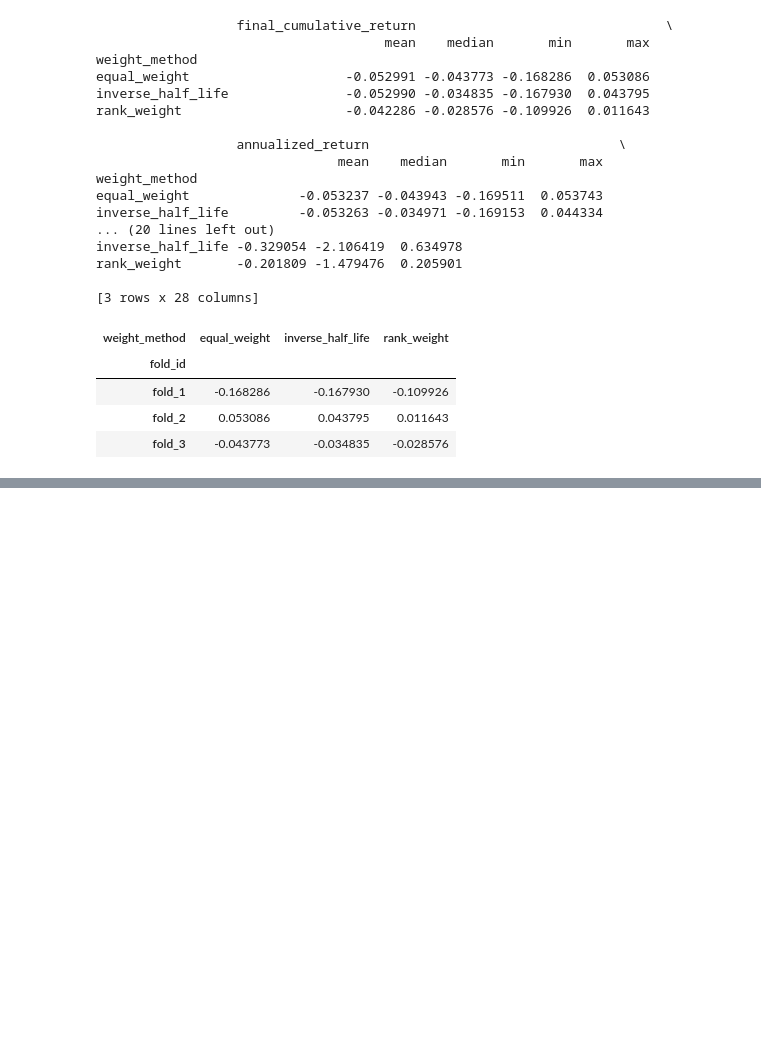
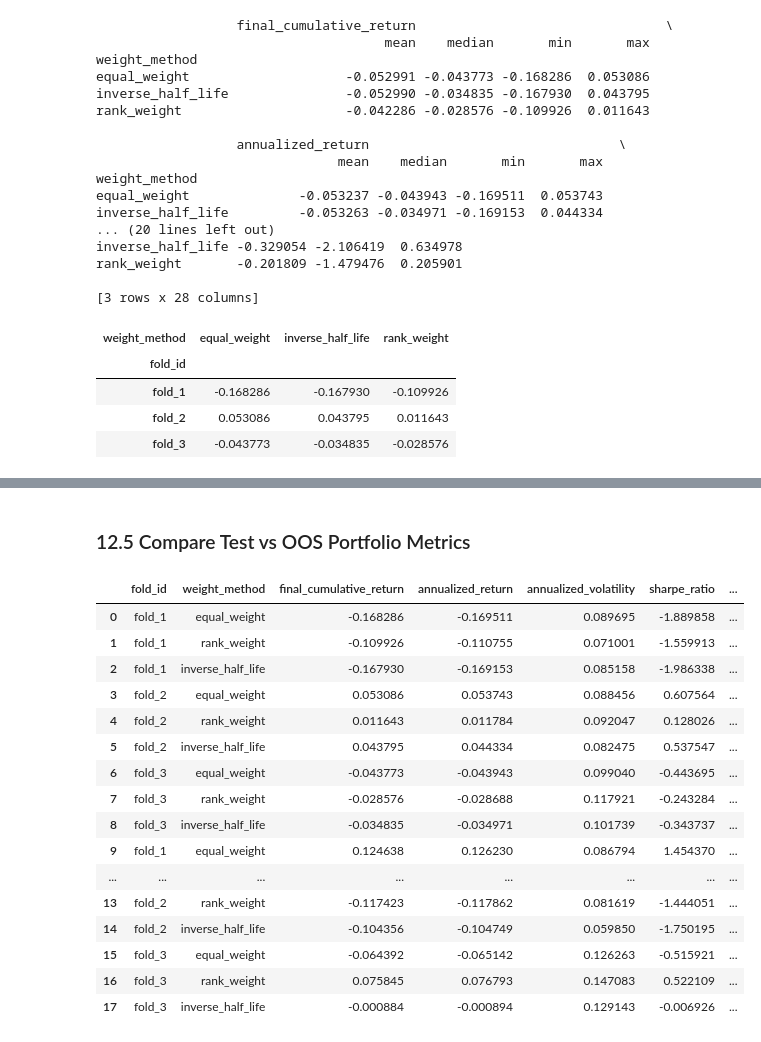
Before and after one commit to aditiseshadricodes/QuantProjects, a Jupyter notebook: pairs-trading-ai-tech/notebooks/03_portfolio_backtest_v2.ipynb, the cells around one changed output, grey strips where cells are left out. Saved outputs shown, nothing was run; the diff lists cells and outputs as text; code cells hidden in the pictures; blank space fills up the shorter version.

```diff
--- a/pairs-trading-ai-tech/notebooks/03_portfolio_backtest_v2.ipynb
+++ b/pairs-trading-ai-tech/notebooks/03_portfolio_backtest_v2.ipynb
@@ -1093,0 +1104,3 @@ rank_weight       -0.201809 -1.479476  0.205901
+# %%
+for fold_id, df in oos_prices_by_fold.items():
+    print(fold_id, df.index.min(), df.index.max(), df.shape)
@@ -1093,0 +1377,10 @@ rank_weight       -0.201809 -1.479476  0.205901
+# %%
+
+oos_portfolio_metrics_df = summarize_portfolio_by_fold(
+    portfolio_returns_by_fold=oos_portfolio_returns_by_fold,
+    periods_per_year=252,
+    risk_free_rate=0.0,
+    newey_west_lags=5,
+)
+
+oos_portfolio_metrics_df
@@ -1093,0 +1398,48 @@ rank_weight       -0.201809 -1.479476  0.205901
+# %% [markdown]
+### 12.5 Compare Test vs OOS Portfolio Metrics
+# %%
+#Compare test and OOS portfolio metrics across fold/metric grid
+
+comparison_cols = [
+    "fold_id",
+    "weight_method",
+    "final_cumulative_return",
+    "annualized_return",
+    "annualized_volatility",
+    "sharpe_ratio",
+    "max_drawdown",
+    "hit_rate",
+    "newey_west_tstat",
+    "newey_west_pvalue"
+]
+
+test_metrics_labelled = portfolio_metrics_df[comparison_cols].copy()
+test_metrics_labelled["dataset"] = "test"
+
+oos_metrics_labelled = oos_portfolio_metrics_df[comparison_cols].copy()
+oos_metrics_labelled["dataset"] = "oos"
+
+test_oos_metrics_comparison_df = pd.concat(
+    [test_metrics_labelled,oos_metrics_labelled],
+    ignore_index=True
+)
+
+test_oos_metrics_comparison_df
+# %% [output]
+|  | fold_id | weight_method | final_cumulative_return | annualized_return | annualized_volatility | sharpe_ratio | ... |
+| 0 | fold_1 | equal_weight | -0.168286 | -0.169511 | 0.089695 | -1.889858 | ... |
+| 1 | fold_1 | rank_weight | -0.109926 | -0.110755 | 0.071001 | -1.559913 | ... |
+| 2 | fold_1 | inverse_half_life | -0.167930 | -0.169153 | 0.085158 | -1.986338 | ... |
+| 3 | fold_2 | equal_weight | 0.053086 | 0.053743 | 0.088456 | 0.607564 | ... |
+| 4 | fold_2 | rank_weight | 0.011643 | 0.011784 | 0.092047 | 0.128026 | ... |
+| 5 | fold_2 | inverse_half_life | 0.043795 | 0.044334 | 0.082475 | 0.537547 | ... |
+| 6 | fold_3 | equal_weight | -0.043773 | -0.043943 | 0.099040 | -0.443695 | ... |
+| 7 | fold_3 | rank_weight | -0.028576 | -0.028688 | 0.117921 | -0.243284 | ... |
+| 8 | fold_3 | inverse_half_life | -0.034835 | -0.034971 | 0.101739 | -0.343737 | ... |
+| 9 | fold_1 | equal_weight | 0.124638 | 0.126230 | 0.086794 | 1.454370 | ... |
+| ... | ... | ... | ... | ... | ... | ... | ... |
+| 13 | fold_2 | rank_weight | -0.117423 | -0.117862 | 0.081619 | -1.444051 | ... |
+| 14 | fold_2 | inverse_half_life | -0.104356 | -0.104749 | 0.059850 | -1.750195 | ... |
+| 15 | fold_3 | equal_weight | -0.064392 | -0.065142 | 0.126263 | -0.515921 | ... |
+| 16 | fold_3 | rank_weight | 0.075845 | 0.076793 | 0.147083 | 0.522109 | ... |
+| 17 | fold_3 | inverse_half_life | -0.000884 | -0.000894 | 0.129143 | -0.006926 | ... |
```
Also changed, not shown: parts of 19 cells of this notebook, 15 other files.
